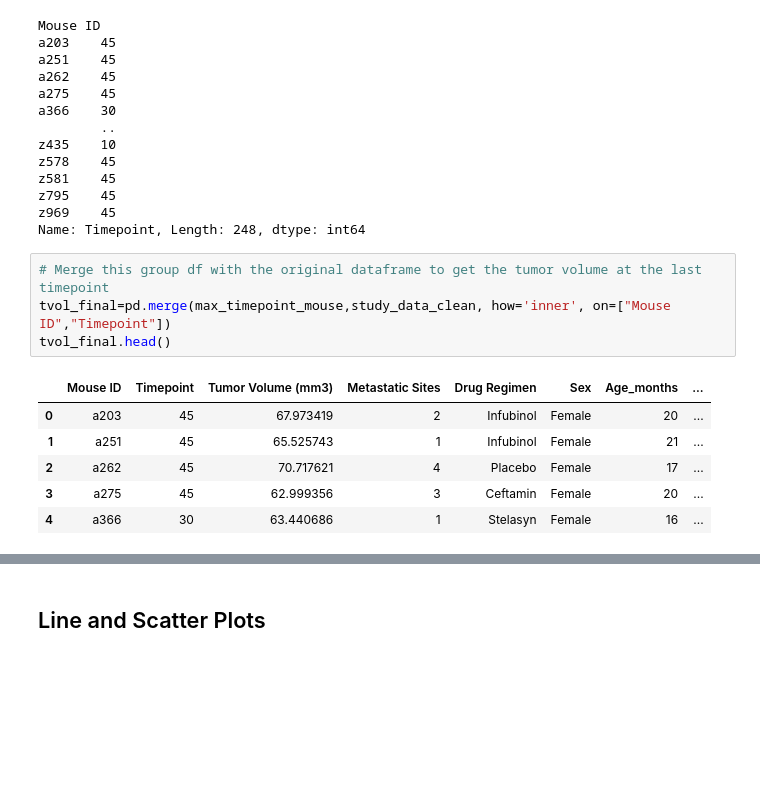
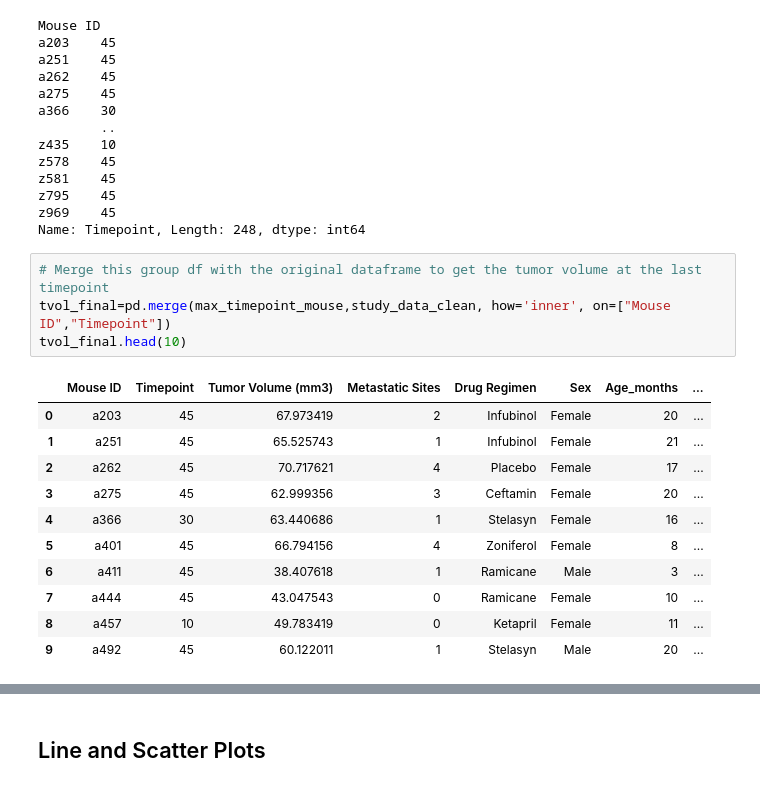
Before and after one commit to migheljackson/matplotlib-challenge, a Jupyter notebook: pymaceuticals_starter.ipynb, the cells around one changed output, grey strips where cells are left out. Saved outputs shown, nothing was run; the diff lists cells and outputs as text; blank space fills up the shorter version.

```diff
--- a/pymaceuticals_starter.ipynb
+++ b/pymaceuticals_starter.ipynb
@@ -289,13 +289,18 @@ Name: Timepoint, Length: 248, dtype: int64
 # %%
 # Merge this group df with the original dataframe to get the tumor volume at the last timepoint
 tvol_final=pd.merge(max_timepoint_mouse,study_data_clean, how='inner', on=["Mouse ID","Timepoint"])
-tvol_final.head()
+tvol_final.head(10)
 # %% [output]
 |  | Mouse ID | Timepoint | Tumor Volume (mm3) | Metastatic Sites | Drug Regimen | Sex | Age_months | ... |
 | 0 | a203 | 45 | 67.973419 | 2 | Infubinol | Female | 20 | ... |
 | 1 | a251 | 45 | 65.525743 | 1 | Infubinol | Female | 21 | ... |
 | 2 | a262 | 45 | 70.717621 | 4 | Placebo | Female | 17 | ... |
 | 3 | a275 | 45 | 62.999356 | 3 | Ceftamin | Female | 20 | ... |
 | 4 | a366 | 30 | 63.440686 | 1 | Stelasyn | Female | 16 | ... |
+| 5 | a401 | 45 | 66.794156 | 4 | Zoniferol | Female | 8 | ... |
+| 6 | a411 | 45 | 38.407618 | 1 | Ramicane | Male | 3 | ... |
+| 7 | a444 | 45 | 43.047543 | 0 | Ramicane | Female | 10 | ... |
+| 8 | a457 | 10 | 49.783419 | 0 | Ketapril | Female | 11 | ... |
+| 9 | a492 | 45 | 60.122011 | 1 | Stelasyn | Male | 20 | ... |
 # %%
 # Put treatments into a list for for loop (and later for plot labels)
```
Also changed, not shown: parts of 2 cells of this notebook.
